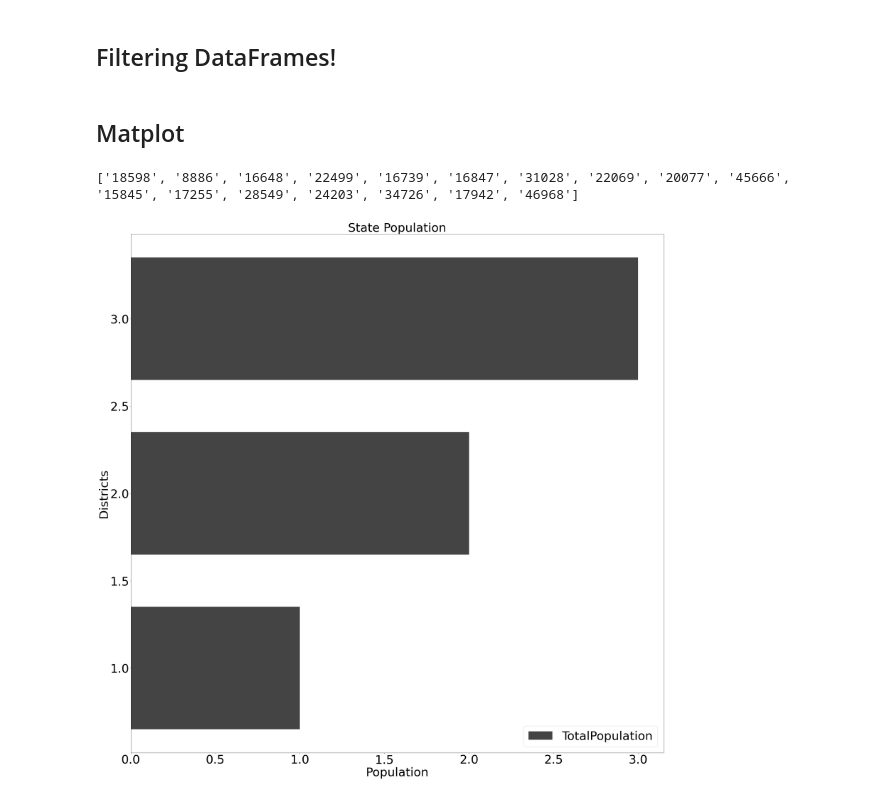
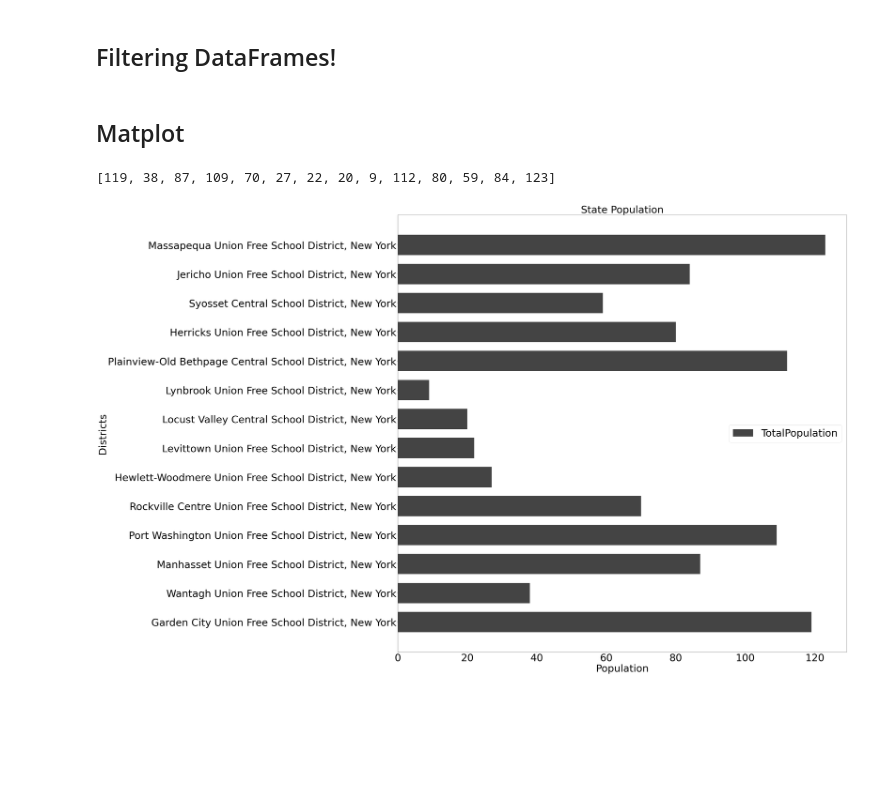
Before and after one commit to pylinet/USCensus, a Jupyter notebook: USCensusNYData-Test.ipynb, the cells around one changed output. Drawn from its saved outputs; the diff is of its cells as text; code cells hidden in the pictures; blank space fills up the shorter version.

```diff
--- a/USCensusNYData-Test.ipynb
+++ b/USCensusNYData-Test.ipynb
@@ -160,0 +82,4 @@ NY
+# %%
+x=cen.houseYrBlt(NYGEOID,36)
+x.iloc[:, 3:,] = x.iloc[:, 3:,].apply(pd.to_numeric)
+x.info()
@@ -164,5 +107,3 @@ NY
 # Filter by integer value
 # newDf = popDF.loc[(popDF['B01001A_001E']>40000)]
 # newDf
-# %% [markdown]
-## Matplot
@@ -173,28 +110,2 @@ import numpy as np
-# %%
-allDistricts = NY["NAME"].tolist()
-totalPop = NY['B02001_001E'].tolist()
-
-allDistrictsNew = (allDistricts[3:])
-totalPopNew = (totalPop[3:])
-print(totalPopNew)
-# %% [output]
-['18598', '8886', '16648', '22499', '16739', '16847', '31028', '22069', '20077', '45666', '15845', '17255', '28549', '24203', '34726', '17942', '46968']
-# %%
-fig = plt.figure(figsize=(40,40))
-
-plt.xticks(fontsize=50)
-plt.yticks(fontsize=50)
-
-
-plt.title('State Population',fontsize=50)
-plt.ylabel('Districts',fontsize=50)
-plt.xlabel('Population',fontsize=50)
-ax1=plt.subplot(1,1,1)
-
-ax1.barh([1,2,3], [1,2,3], 0.7, color = "#444444",label="TotalPopulation")
-#plt.xticks([0,10])
-
-plt.legend(fontsize=50)
-plt.show()
-# %% [output]
-[figure, removed]
+# %% [markdown]
+## Matplot
@@ -200,0 +116,28 @@ plt.show()
+# %%
+allDistricts = x["NAME"].tolist()
+totalPop = x['Built 2014 or Later'].tolist()
+
+allDistrictsNew = (allDistricts[3:])
+totalPopNew = (totalPop[3:])
+print(totalPopNew)
+# %% [output]
+[119, 38, 87, 109, 70, 27, 22, 20, 9, 112, 80, 59, 84, 123]
+# %%
+fig = plt.figure(figsize=(40,40))
+
+plt.xticks(fontsize=50)
+plt.yticks(fontsize=50)
+
+
+plt.title('State Population',fontsize=50)
+plt.ylabel('Districts',fontsize=50)
+plt.xlabel('Population',fontsize=50)
+ax1=plt.subplot(1,1,1)
+
+ax1.barh(allDistrictsNew, totalPopNew, 0.7, color = "#444444",label="TotalPopulation")
+#plt.xticks([0,10])
+
+plt.legend(fontsize=50)
+plt.show()
+# %% [output]
+[figure, added]
```
Also changed, not shown: parts of 13 cells of this notebook, 3 other files.
